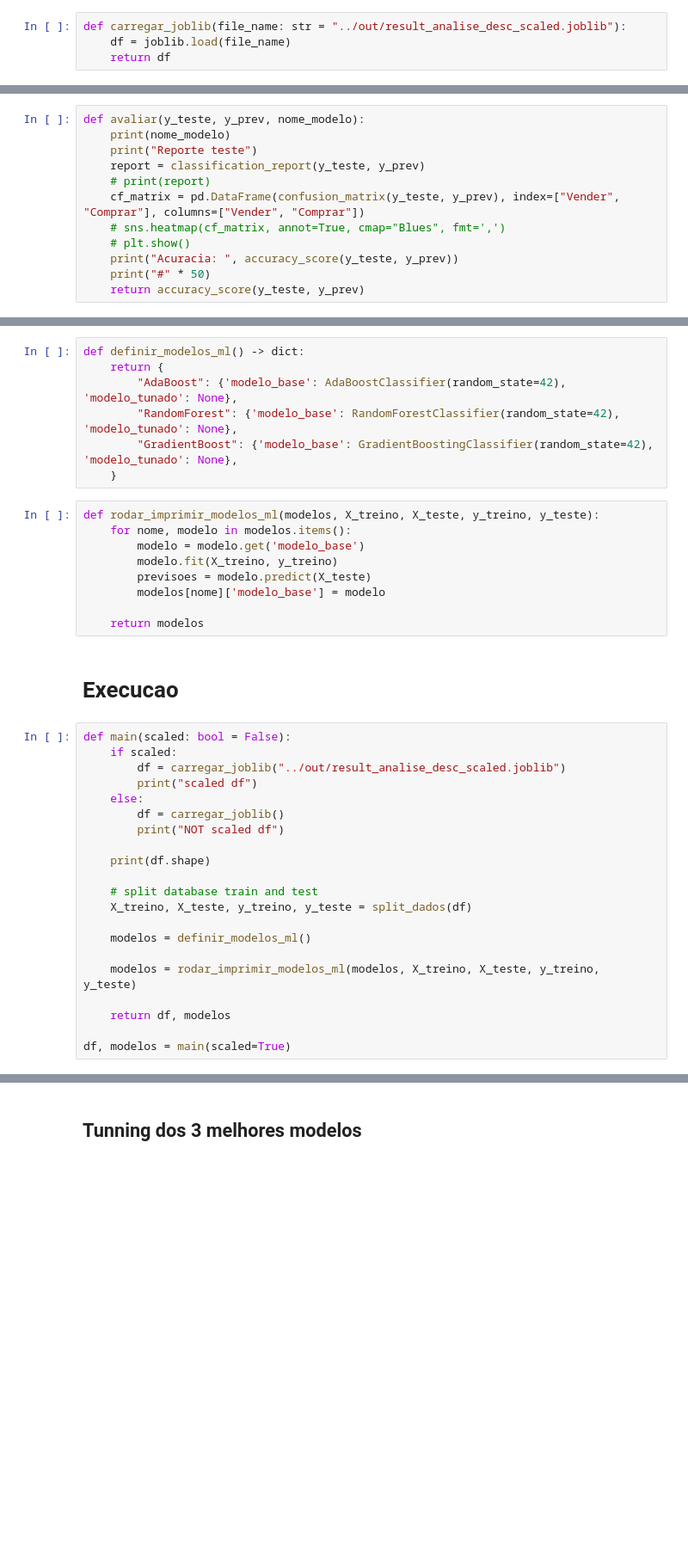
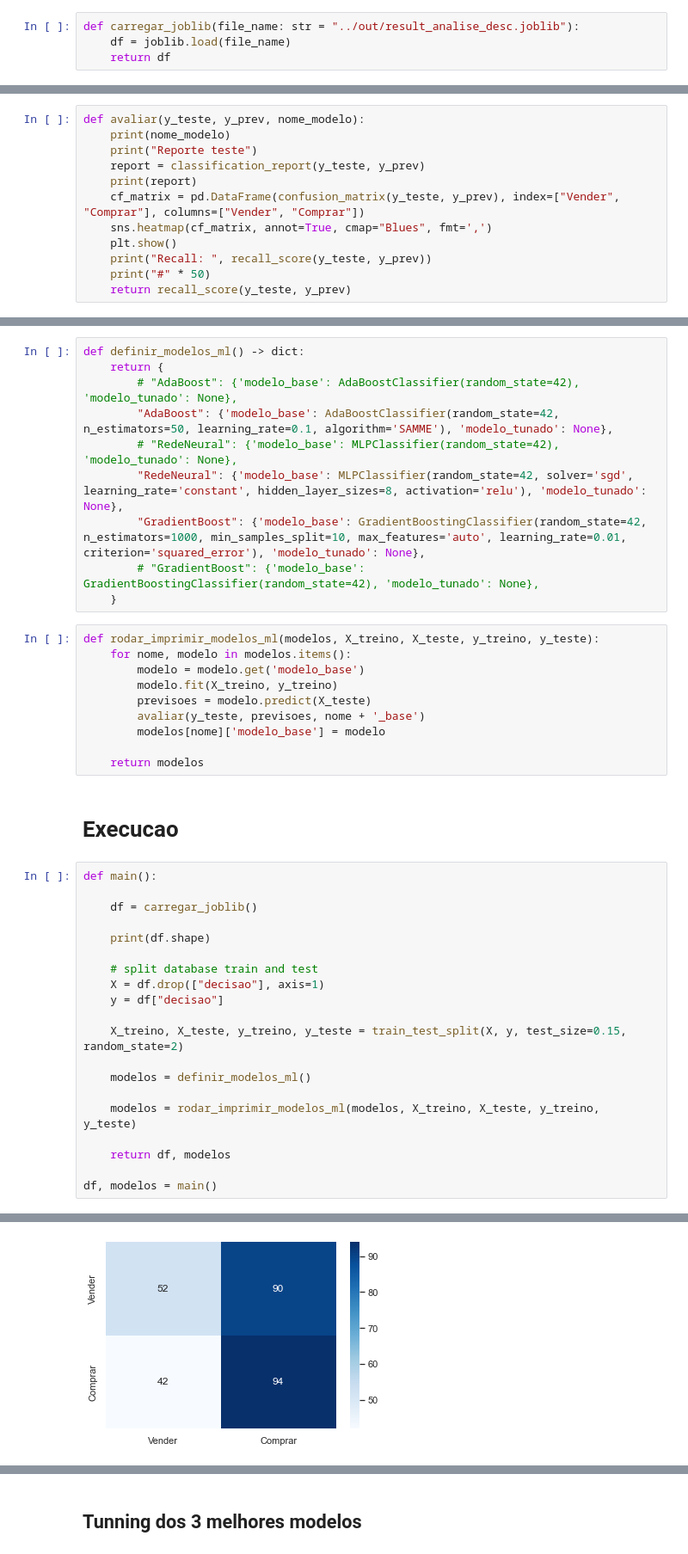
Before and after one commit to ricardomdesa/TCC-PUC-2020, a Jupyter notebook: notebooks/analise_ml_tunning.ipynb, the cells around one changed output, grey strips where cells are left out. Shown at 86% size. Saved outputs shown, nothing was run; the diff lists cells and outputs as text; blank space fills up the shorter version.

```diff
--- a/notebooks/analise_ml_tunning.ipynb
+++ b/notebooks/analise_ml_tunning.ipynb
@@ -26,5 +29,5 @@ from sklearn.model_selection import RandomizedSearchCV
 import joblib
 # %%
-def carregar_joblib(file_name: str = "../out/result_analise_desc_scaled.joblib"):
+def carregar_joblib(file_name: str = "../out/result_analise_desc.joblib"):
     df = joblib.load(file_name)
     return df
@@ -43,13 +36,13 @@ def avaliar(y_teste, y_prev, nome_modelo):
     print(nome_modelo)
     print("Reporte teste")
     report = classification_report(y_teste, y_prev)
-    # print(report)
+    print(report)
     cf_matrix = pd.DataFrame(confusion_matrix(y_teste, y_prev), index=["Vender", "Comprar"], columns=["Vender", "Comprar"])
-    # sns.heatmap(cf_matrix, annot=True, cmap="Blues", fmt=',')
-    # plt.show()
-    print("Acuracia: ", accuracy_score(y_teste, y_prev))
+    sns.heatmap(cf_matrix, annot=True, cmap="Blues", fmt=',')
+    plt.show()
+    print("Recall: ", recall_score(y_teste, y_prev))
     print("#" * 50)
-    return accuracy_score(y_teste, y_prev)
+    return recall_score(y_teste, y_prev)
 # %% [markdown]
 # ML modelos
 # %% [markdown]
@@ -61,9 +54,12 @@ def avaliar(y_teste, y_prev, nome_modelo):
 # %%
 def definir_modelos_ml() -> dict:
     return {
-        "AdaBoost": {'modelo_base': AdaBoostClassifier(random_state=42), 'modelo_tunado': None},
-        "RandomForest": {'modelo_base': RandomForestClassifier(random_state=42), 'modelo_tunado': None},
-        "GradientBoost": {'modelo_base': GradientBoostingClassifier(random_state=42), 'modelo_tunado': None},
+        # "AdaBoost": {'modelo_base': AdaBoostClassifier(random_state=42), 'modelo_tunado': None},
+        "AdaBoost": {'modelo_base': AdaBoostClassifier(random_state=42, n_estimators=50, learning_rate=0.1, algorithm='SAMME'), 'modelo_tunado': None},
+        # "RedeNeural": {'modelo_base': MLPClassifier(random_state=42), 'modelo_tunado': None},
+        "RedeNeural": {'modelo_base': MLPClassifier(random_state=42, solver='sgd', learning_rate='constant', hidden_layer_sizes=8, activation='relu'), 'modelo_tunado': None},
+        "GradientBoost": {'modelo_base': GradientBoostingClassifier(random_state=42, n_estimators=1000, min_samples_split=10, max_features='auto', learning_rate=0.01, criterion='squared_error'), 'modelo_tunado': None},
+        # "GradientBoost": {'modelo_base': GradientBoostingClassifier(random_state=42), 'modelo_tunado': None},
     }
 # %%
 def rodar_imprimir_modelos_ml(modelos, X_treino, X_teste, y_treino, y_teste):
@@ -71,24 +67,24 @@ def rodar_imprimir_modelos_ml(modelos, X_treino, X_teste, y_treino, y_teste):
         modelo = modelo.get('modelo_base')
         modelo.fit(X_treino, y_treino)
         previsoes = modelo.predict(X_teste)
+        avaliar(y_teste, previsoes, nome + '_base')
         modelos[nome]['modelo_base'] = modelo
 
     return modelos
 # %% [markdown]
 # Execucao
 # %%
-def main(scaled: bool = False):
-    if scaled:
-        df = carregar_joblib("../out/result_analise_desc_scaled.joblib")
-        print("scaled df")
-    else:
-        df = carregar_joblib()
-        print("NOT scaled df")
+def main():
+
+    df = carregar_joblib()
 
     print(df.shape)
 
     # split database train and test
-    X_treino, X_teste, y_treino, y_teste = split_dados(df)
+    X = df.drop(["decisao"], axis=1)
+    y = df["decisao"]
+
+    X_treino, X_teste, y_treino, y_teste = train_test_split(X, y, test_size=0.15, random_state=2)
 
     modelos = definir_modelos_ml()
 
@@ -96,5 +92,5 @@ def main(scaled: bool = False):
 
     return df, modelos
 
-df, modelos = main(scaled=True)
+df, modelos = main()
 # %% [output]
@@ -103,0 +108 @@ len(X_treino)=1574 len(X_teste)=278 len(y_treino)=1574 len(y_teste)=278
+[figure, added]
```
Also changed, not shown: parts of 18 cells of this notebook, 3 other files.
